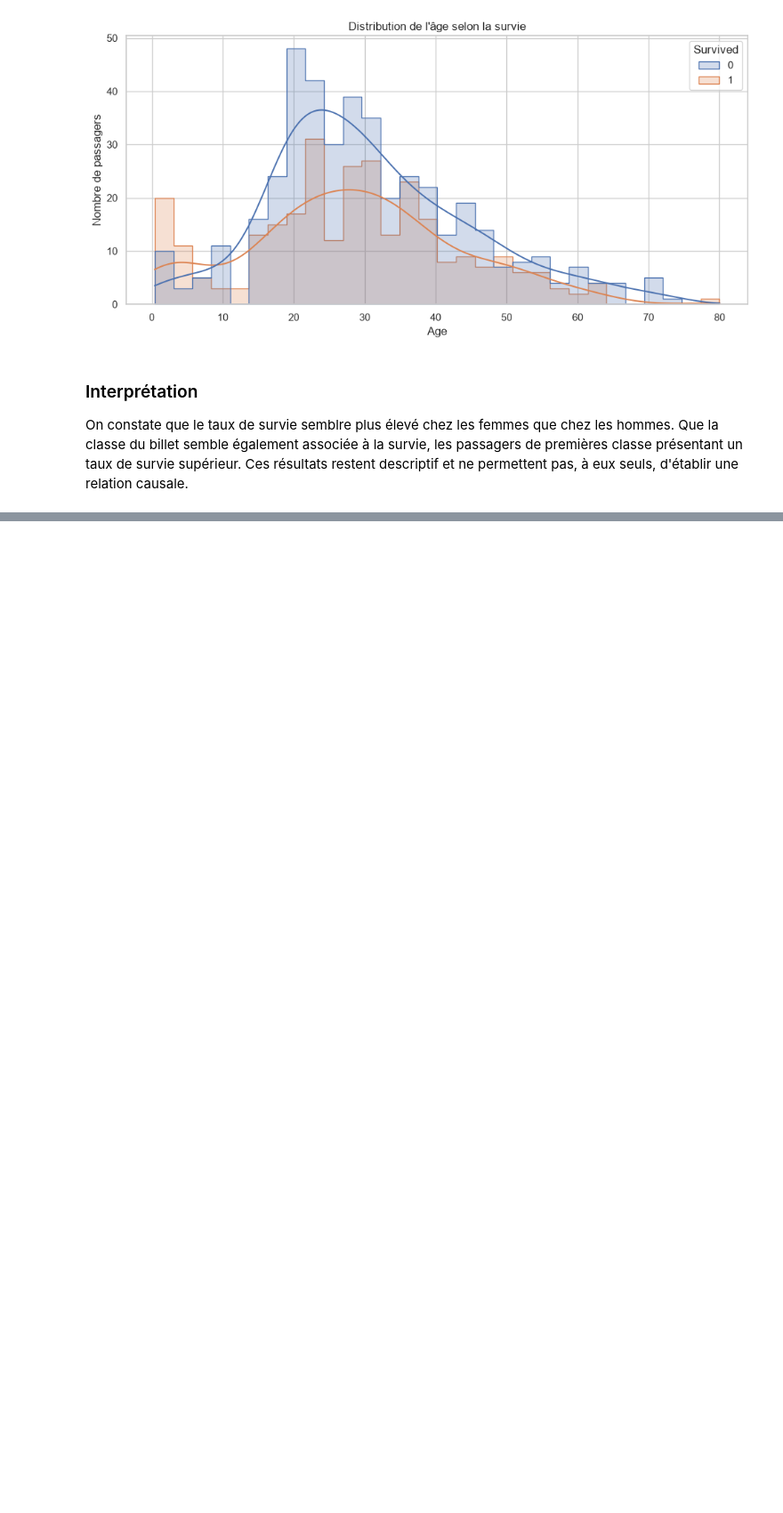
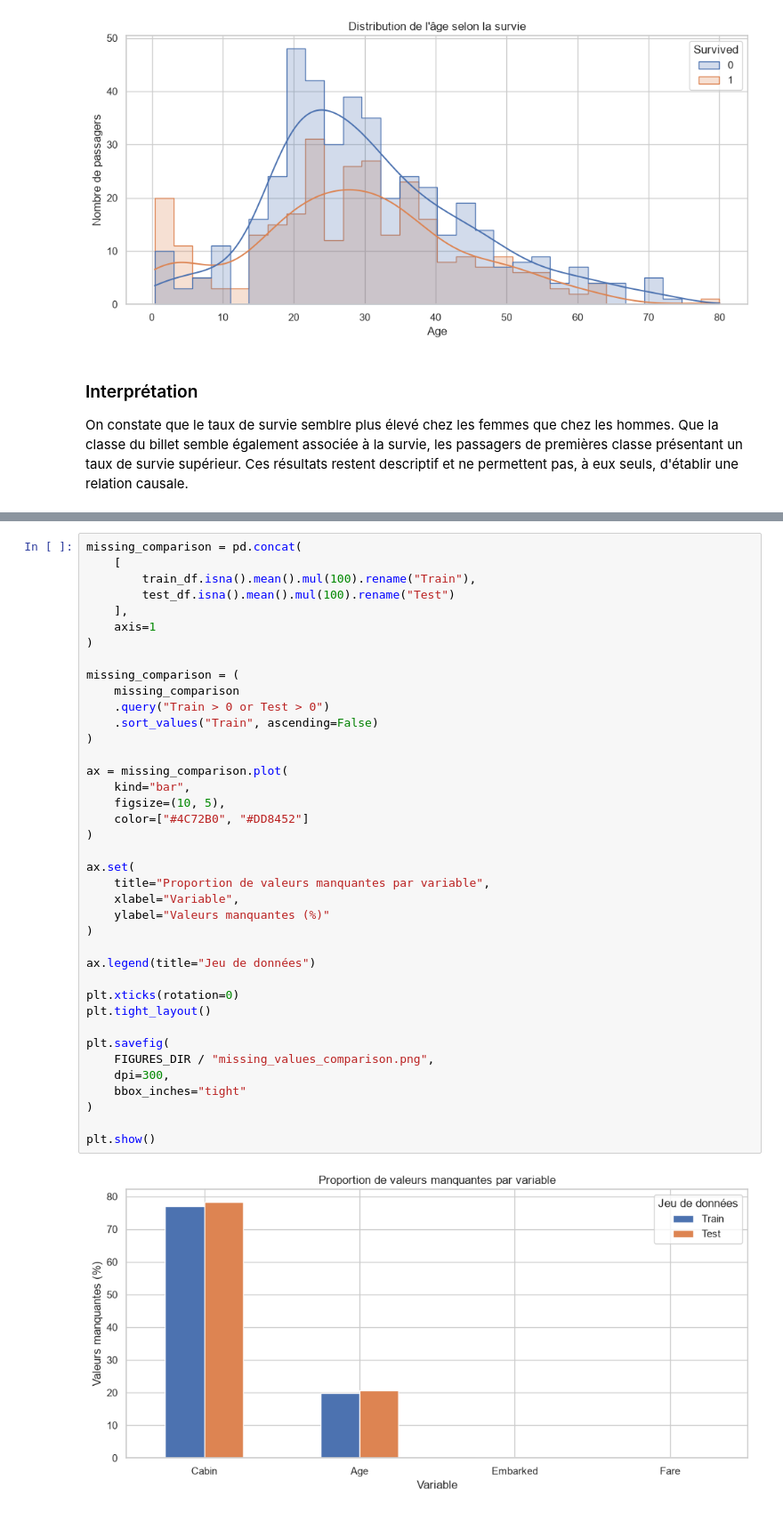
Before and after one commit to Ingeniir/titanic-project, a Jupyter notebook: notebooks/01_data_exploration.ipynb, the cells around one changed output, grey strips where cells are left out. Shown at 89% size. Saved outputs shown, nothing was run; the diff lists cells and outputs as text; blank space fills up the shorter version.

```diff
--- a/notebooks/01_data_exploration.ipynb
+++ b/notebooks/01_data_exploration.ipynb
@@ -255,0 +331,41 @@ On constate que le taux de survie semblre plus élevé chez les femmes que chez
+# %%
+missing_comparison = pd.concat(
+    [
+        train_df.isna().mean().mul(100).rename("Train"),
+        test_df.isna().mean().mul(100).rename("Test")
+    ],
+    axis=1
+)
+
+missing_comparison = (
+    missing_comparison
+    .query("Train > 0 or Test > 0")
+    .sort_values("Train", ascending=False)
+)
+
+ax = missing_comparison.plot(
+    kind="bar",
+    figsize=(10, 5),
+    color=["#4C72B0", "#DD8452"]
+)
+
+ax.set(
+    title="Proportion de valeurs manquantes par variable",
+    xlabel="Variable",
+    ylabel="Valeurs manquantes (%)"
+)
+
+ax.legend(title="Jeu de données")
+
+plt.xticks(rotation=0)
+plt.tight_layout()
+
+plt.savefig(
+    FIGURES_DIR / "missing_values_comparison.png",
+    dpi=300,
+    bbox_inches="tight"
+)
+
+plt.show()
+# %% [output]
+[figure, added]
```
Also changed, not shown: parts of 101 cells of this notebook, 16 other files.
